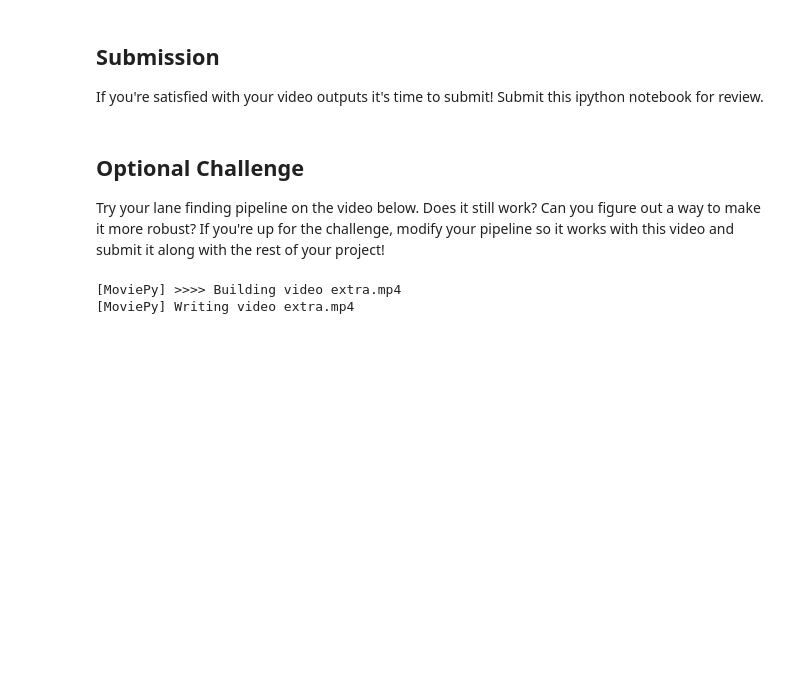
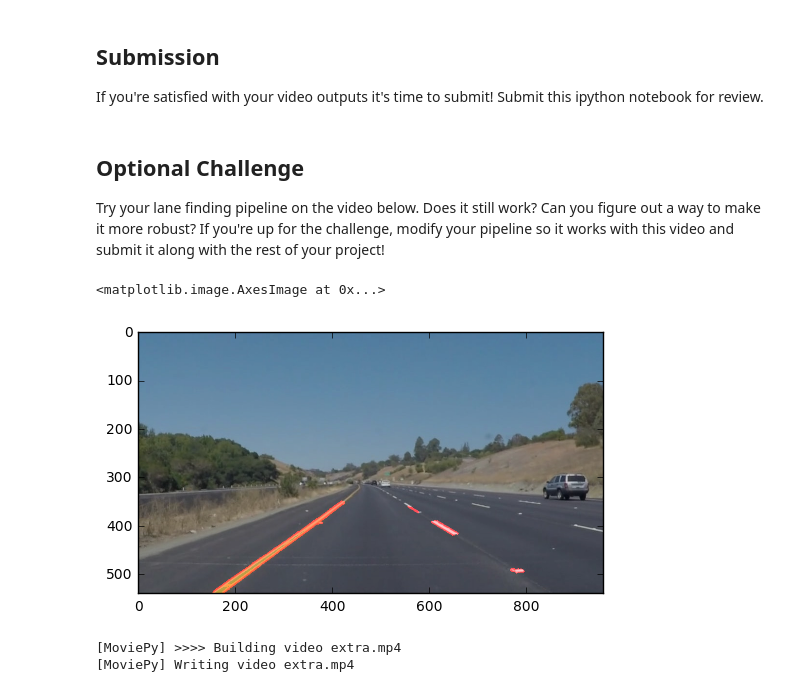
Before and after one commit to tiandiao123/FindingLaneLines, a Jupyter notebook: P1.ipynb, the cells around one changed output. Cells and saved outputs as stored; diff of their text form; code cells hidden in the pictures; blank space fills up the shorter version.

```diff
--- a/P1.ipynb
+++ b/P1.ipynb
@@ -252,6 +219,17 @@ HTML("""
 **At this point, if you were successful you probably have the Hough line segments drawn onto the road, but what about identifying the full extent of the lane and marking it clearly as in the example video (P1_example.mp4)?  Think about defining a line to run the full length of the visible lane based on the line segments you identified with the Hough Transform.  Modify your draw_lines function accordingly and try re-running your pipeline.**
 # %% [markdown]
 Now for the one with the solid yellow lane on the left. This one's more tricky!
+# %%
+def draw_lines_2(img, lines, color=[255, 0, 0], thickness=3):
+    for line in lines:
+        for x1,y1,x2,y2 in line:
+            cv2.line(img, (x1, y1), (x2, y2), color, thickness)
+
+def hough_lines_2(img, rho, theta, threshold, min_line_len, max_line_gap):
+    lines = cv2.HoughLinesP(img, rho, theta, threshold, np.array([]), minLineLength=min_line_len, maxLineGap=max_line_gap)
+    line_img = np.zeros((*img.shape, 3), dtype=np.uint8)
+    draw_lines_2(line_img, lines)
+    return line_img
 # %%
 def process_image_2(image):
     # NOTE: The output you return should be a color image (3 channel) for processing video below
@@ -268,14 +246,14 @@ def process_image_2(image):
     vertices = np.array([[(10,imshape[0]),(410, 350), (800, 380), (imshape[1],imshape[0])]], dtype=np.int32)
     masked_edges=region_of_interest(edges,vertices)
 
-    rho = 1 # distance resolution in pixels of the Hough grid
+    rho = 2 # distance resolution in pixels of the Hough grid
     theta = np.pi/180 # angular resolution in radians of the Hough grid
     threshold = 10     # minimum number of votes (intersections in Hough grid cell)
     min_line_len = 10 #minimum number of pixels making up a line
     max_line_gap = 20    # maximum gap in pixels between connectable line segments
     #line_image = np.copy(image)*0
 
-    line_img=hough_lines(masked_edges, rho, theta, threshold, min_line_len, max_line_gap)
+    line_img=hough_lines_2(masked_edges, rho, theta, threshold, min_line_len, max_line_gap)
 
 
     result=weighted_img(line_img, img, 0.8,1.2,0)
@@ -353,6 +331,11 @@ def process_image_3(image):
     #result=plt.imshow(re)
 
     return result
+# %%
+plt.imshow(process_image_2(mpimg.imread('test_images/solidYellowCurve.jpg')))
+# %% [output]
+<matplotlib.image.AxesImage at 0x...>
+[figure, added]
 # %%
 challenge_output = 'extra.mp4'
 clip2 = VideoFileClip('challenge.mp4')
```
Also changed, not shown: parts of 11 cells of this notebook, 3 other files.
